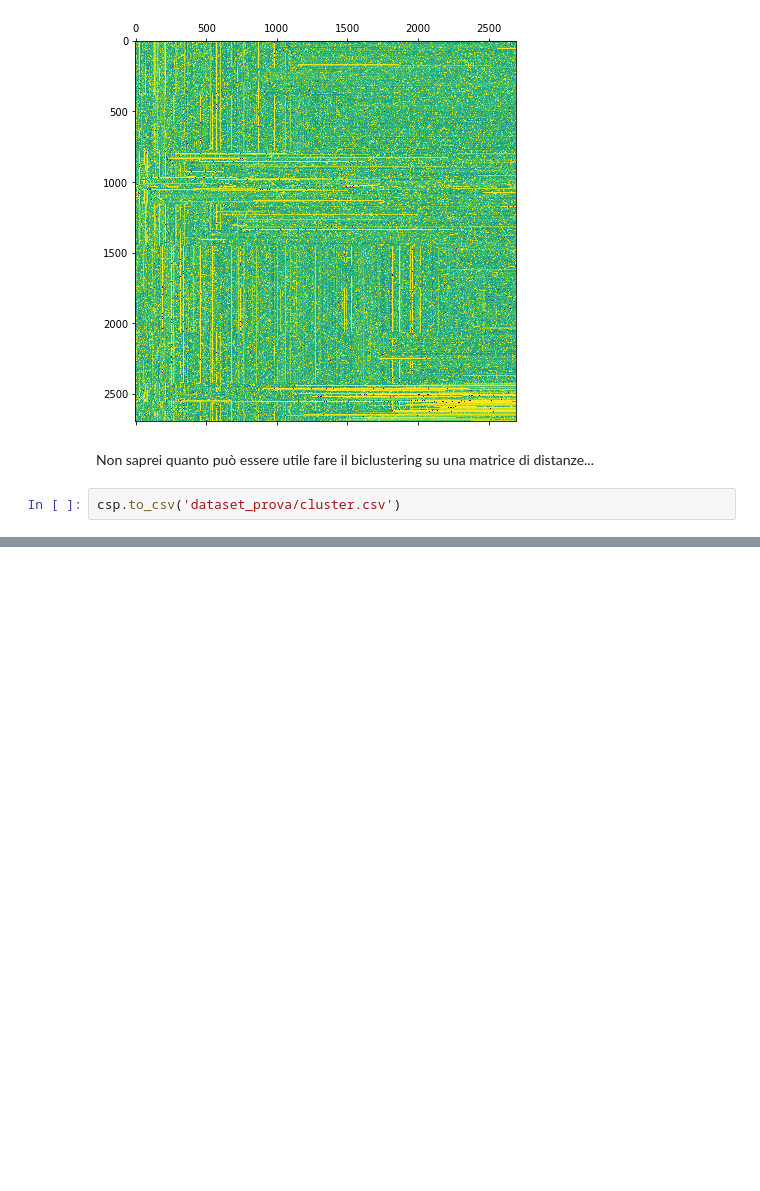
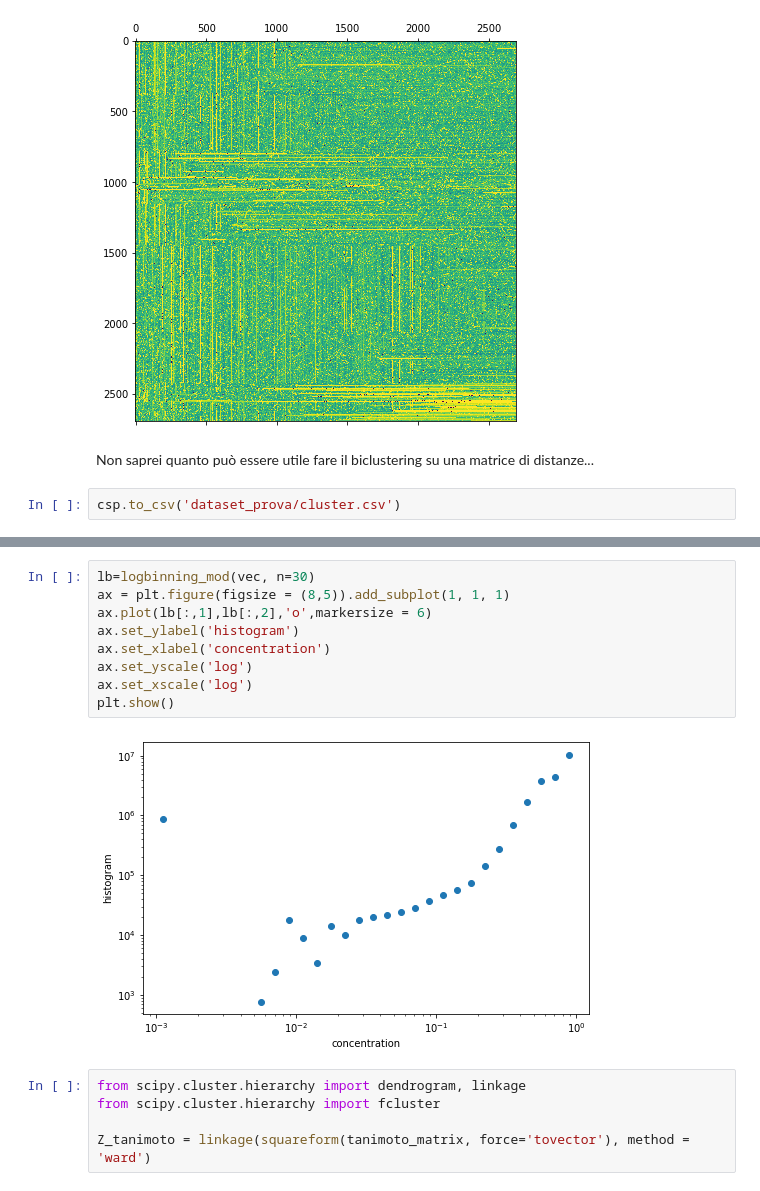
Before and after one commit to simonedambrosi/MLTOX-Simone, a Jupyter notebook: Script per tesi/Clustering -- Tanimoto, Hamming.ipynb, the cells around one changed output, grey strips where cells are left out. Drawn from its saved outputs; the diff is of its cells as text; blank space fills up the shorter version.

```diff
--- a/Script per tesi/Clustering -- Tanimoto, Hamming.ipynb
+++ b/Script per tesi/Clustering -- Tanimoto, Hamming.ipynb
@@ -379,0 +447,16 @@ csp.to_csv('dataset_prova/cluster.csv')
+# %%
+lb=logbinning_mod(vec, n=30)
+ax = plt.figure(figsize = (8,5)).add_subplot(1, 1, 1)
+ax.plot(lb[:,1],lb[:,2],'o',markersize = 6)
+ax.set_ylabel('histogram')
+ax.set_xlabel('concentration')
+ax.set_yscale('log')
+ax.set_xscale('log')
+plt.show()
+# %% [output]
+[figure, added]
+# %%
+from scipy.cluster.hierarchy import dendrogram, linkage
+from scipy.cluster.hierarchy import fcluster
+
+Z_tanimoto = linkage(squareform(tanimoto_matrix, force='tovector'), method = 'ward')
```
Also changed, not shown: parts of 15 cells of this notebook, 1 other file.
